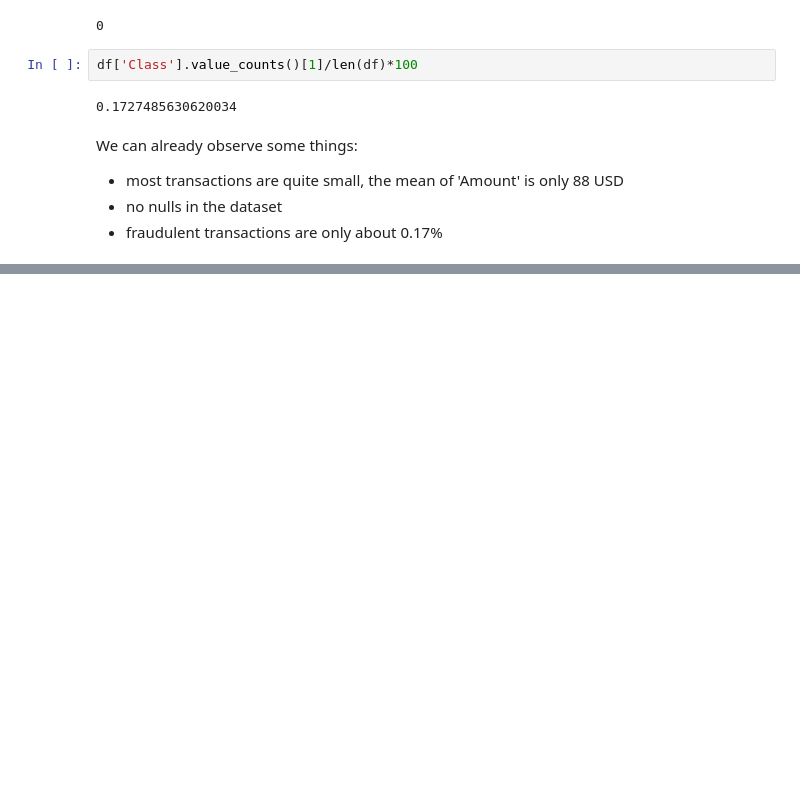
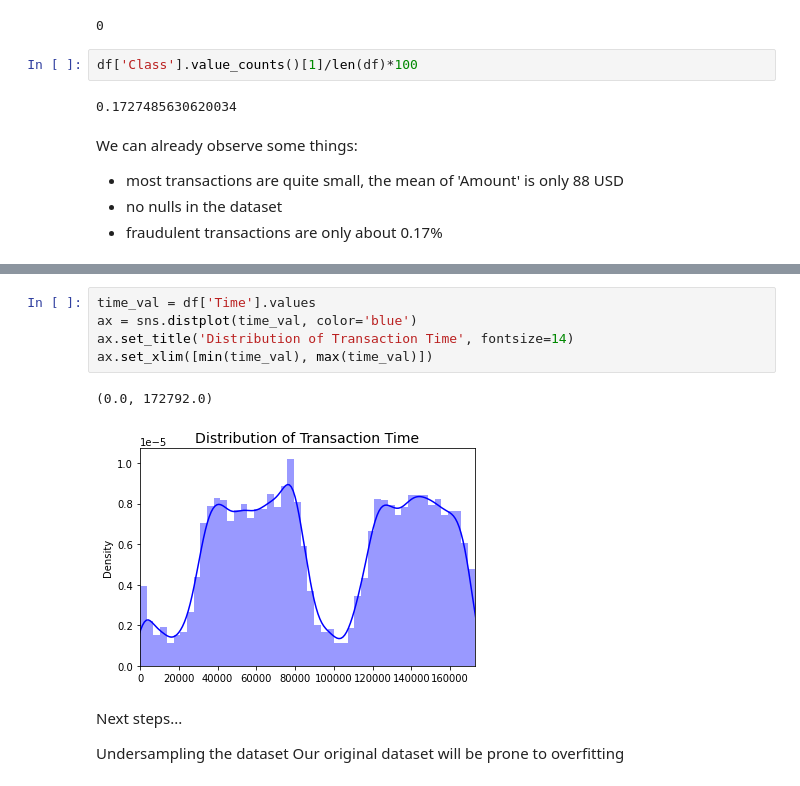
Before and after one commit to raulmarinau/DSIP, a Jupyter notebook: fraud.ipynb, the cells around one changed output, grey strips where cells are left out. Saved outputs shown, nothing was run; the diff lists cells and outputs as text; blank space fills up the shorter version.

```diff
--- a/fraud.ipynb
+++ b/fraud.ipynb
@@ -54,0 +65,13 @@ We can already observe some things:
+# %%
+time_val = df['Time'].values
+ax = sns.distplot(time_val, color='blue')
+ax.set_title('Distribution of Transaction Time', fontsize=14)
+ax.set_xlim([min(time_val), max(time_val)])
+# %% [output]
+(0.0, 172792.0)
+[figure, added]
+# %% [markdown]
+Next steps...
+
+Undersampling the dataset
+Our original dataset will be prone to overfitting
```
Also changed, not shown: parts of 2 cells of this notebook.
